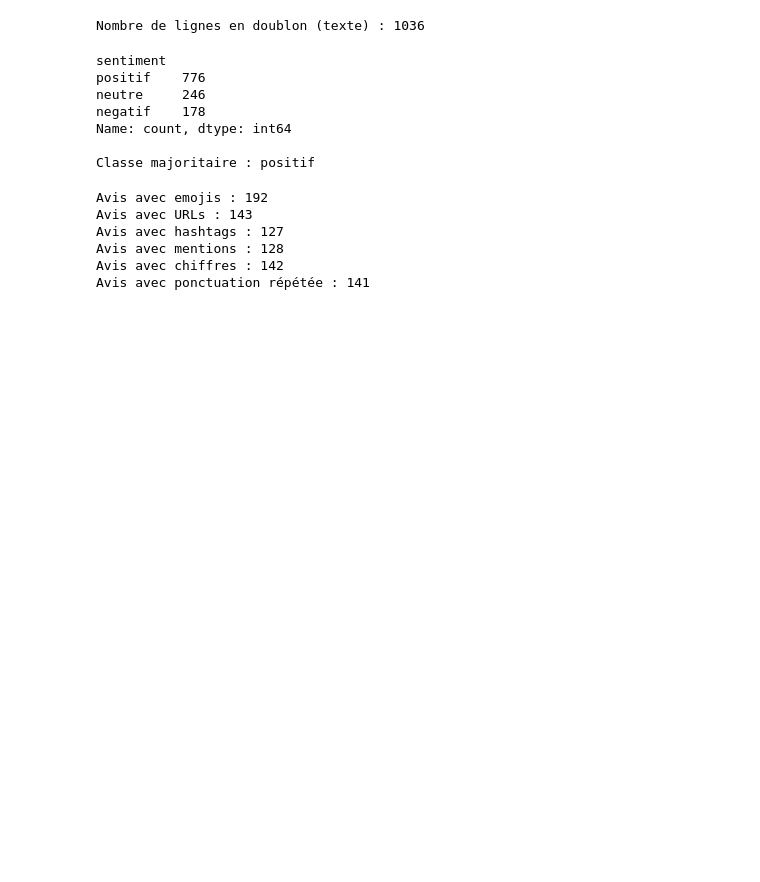
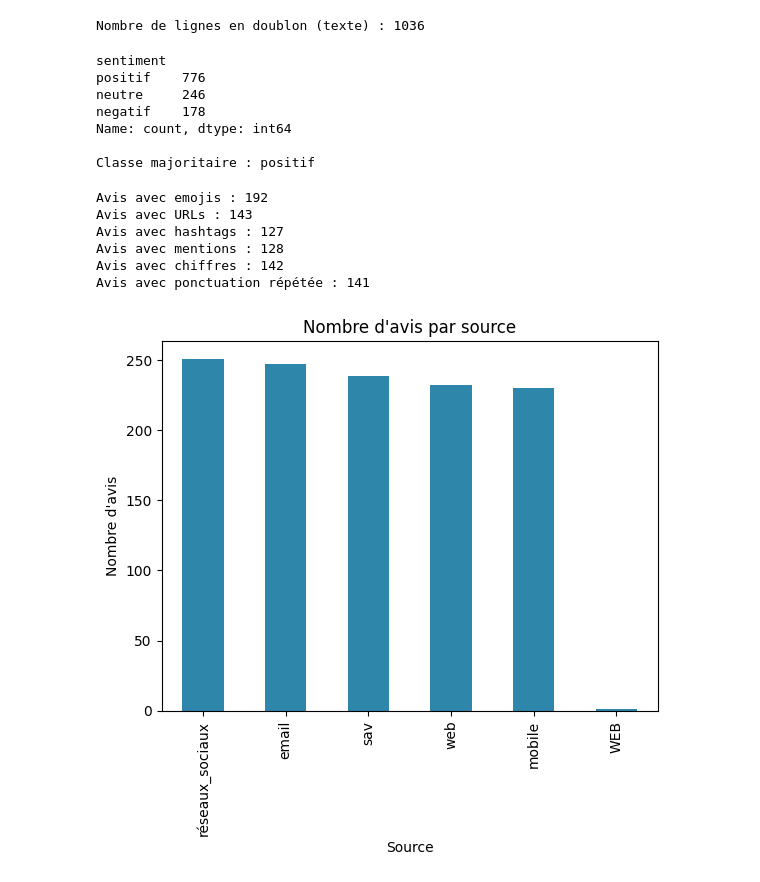
Before and after one commit to harounambaye/CustomerReviewPreprocessing, a Jupyter notebook: notebooks/atelier_prepa_donnees_textuelles.ipynb, the cells around one changed output. Saved outputs shown, nothing was run; the diff lists cells and outputs as text; code cells hidden in the pictures; blank space fills up the shorter version.

Commit message:
Partie 1 – Exploration du corpus: Nombre d'avis par source

```diff
--- a/notebooks/atelier_prepa_donnees_textuelles.ipynb
+++ b/notebooks/atelier_prepa_donnees_textuelles.ipynb
@@ -231,3 +231,13 @@ Avis avec hashtags : 127
 Avis avec mentions : 128
 Avis avec chiffres : 142
 Avis avec ponctuation répétée : 141
+# %%
+# Question 15 : Nombre d'avis par source
+df['source'].value_counts().plot(kind='bar', color="#2E86AB")
+plt.title("Nombre d'avis par source")
+plt.xlabel("Source")
+plt.ylabel("Nombre d'avis")
+plt.show()
+# Commentaire : certaines sources (ex. web, mobile) fournissent plus d'avis que d'autres (ex. service client)
+# %% [output]
+[figure, added]
```
